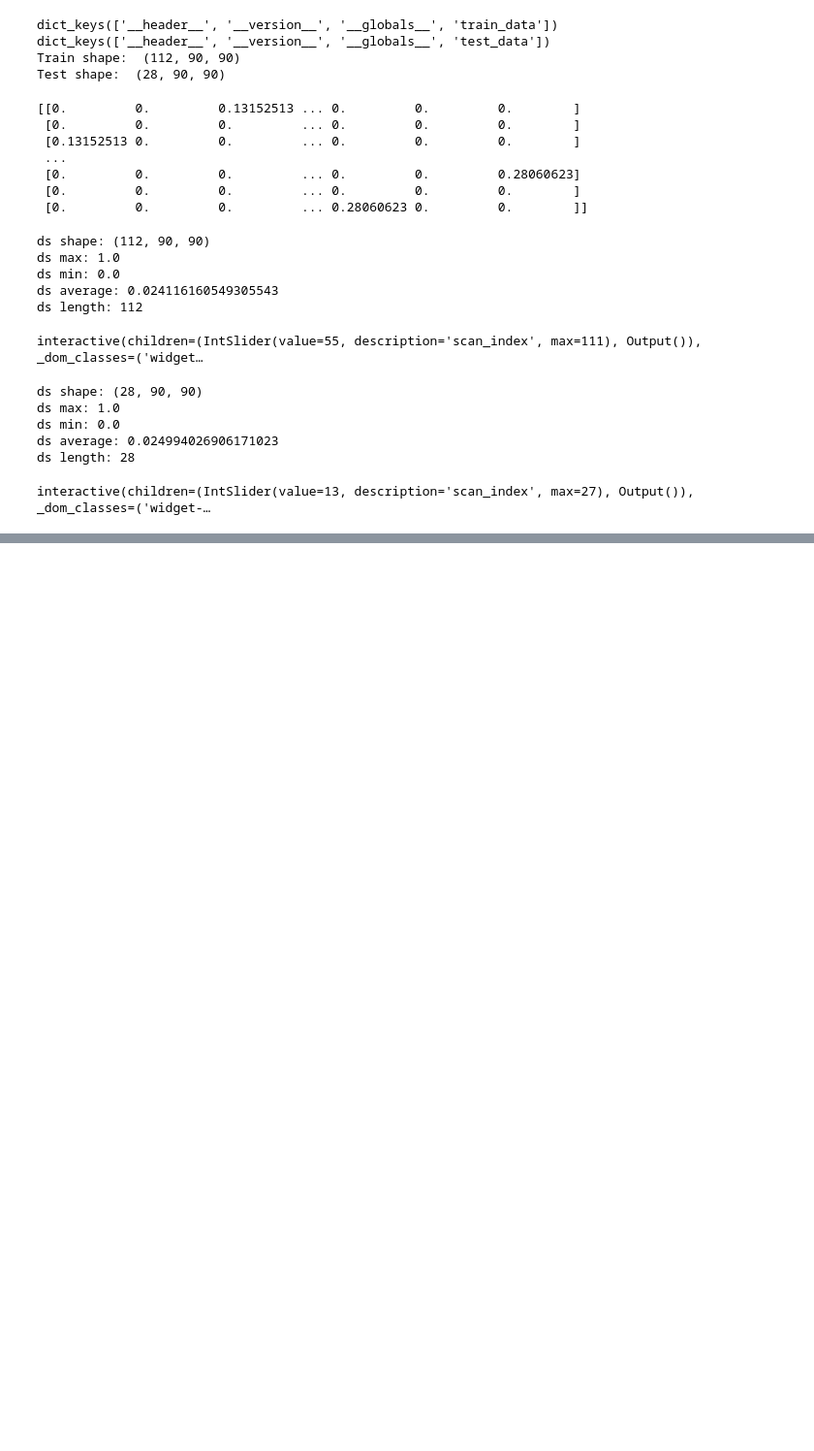
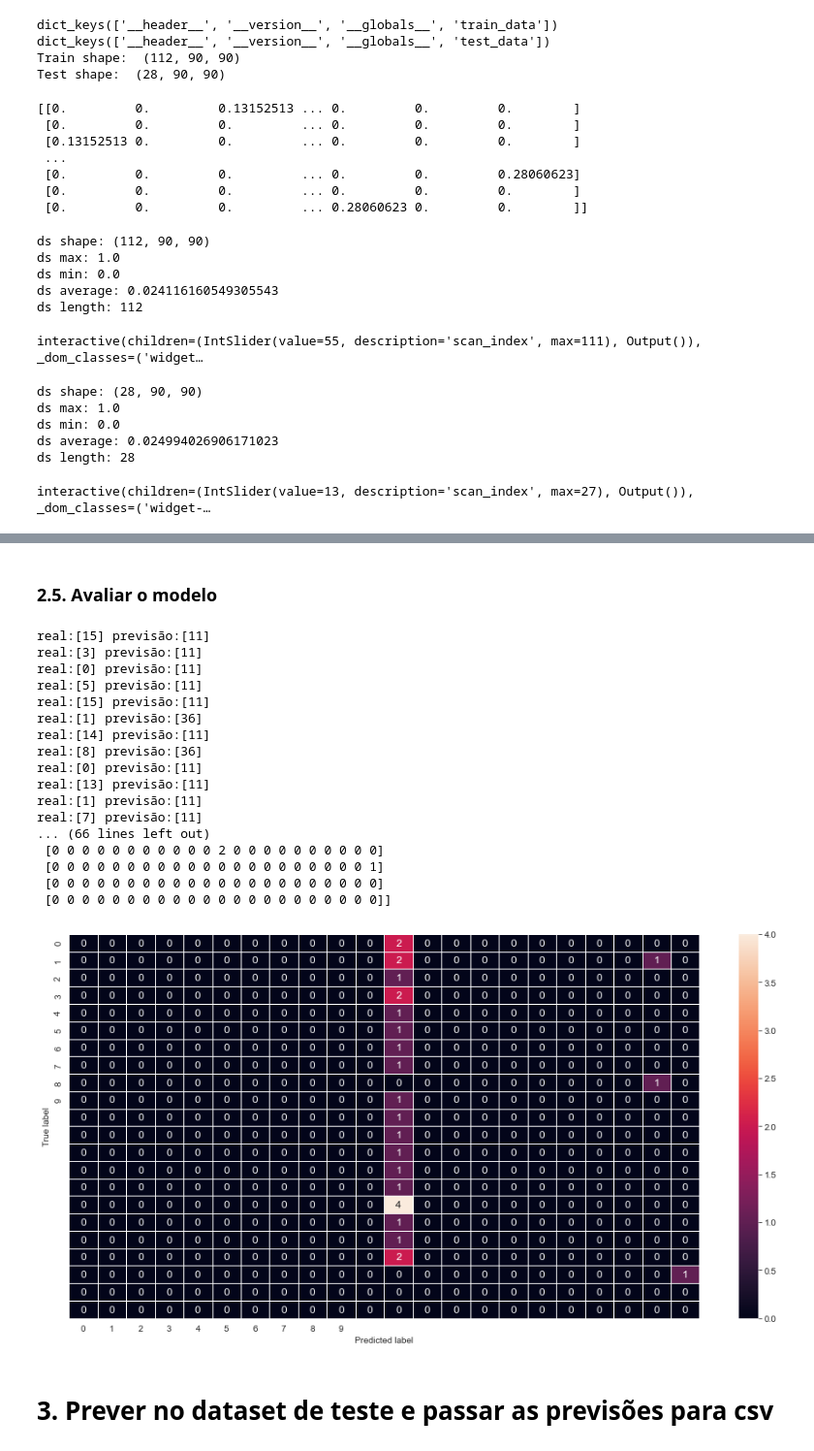
Before and after one commit to 154Nacho/DL, a Jupyter notebook: projeto.ipynb, the cells around one changed output, grey strips where cells are left out. Shown: that part at 97% size. Saved outputs shown, nothing was run; the diff lists cells and outputs as text; code cells hidden in the pictures; blank space fills up the shorter version.

```diff
--- a/projeto.ipynb
+++ b/projeto.ipynb
@@ -97,0 +437,66 @@ Shape dos dados de treino depois da transformação:  (112, 8100)
+# %% [markdown]
+### 2.5. Avaliar o modelo
+# %%
+def evaluate_model(test_dl, model):
+    predictions = list()
+    actual_values = list()
+    for i, (inputs, labels) in enumerate(test_dl):
+        yprev = model(inputs)
+        yprev = yprev.detach().numpy()
+        actual = labels.numpy()
+        yprev = np.argmax(yprev, axis=1)
+        actual = actual.reshape((len(actual), 1))
+        yprev = yprev.reshape((len(yprev), 1))
+        predictions.append(yprev)
+        actual_values.append(actual)
+    predictions, actual_values = np.vstack(predictions), np.vstack(actual_values)
+    return actual_values, predictions
+
+def display_confusion_matrix(cm,list_classes):
+    plt.figure(figsize = (16,8))
+    sns.heatmap(cm,annot=True,xticklabels=list_classes,yticklabels=list_classes, annot_kws={"size": 12}, fmt='g', linewidths=.5)
+    plt.ylabel('True label')
+    plt.xlabel('Predicted label')
+    plt.show()
+
+actual_values, predictions = evaluate_model(test_dl, model)
+
+acertou=0
+falhou = 0
+for r,p in zip(actual_values, predictions):
+    print(f'real:{r} previsão:{p}')
+    if r==p: acertou+=1
+    else: falhou+=1
+
+acc = accuracy_score(actual_values, predictions)
+print(f'Accuracy: {acc:0.3f}\n')
+print(f'acertou:{acertou} falhou:{falhou}')
+
+print(classification_report(actual_values, predictions))
+cr = classification_report(actual_values, predictions, output_dict=True)
+list_classes=list(cr.keys())[0:10]
+cm = confusion_matrix(actual_values, predictions)
+
+print (cm)
+display_confusion_matrix(cm,list_classes)
+# %% [output]
+real:[15] previsão:[11]
+real:[3] previsão:[11]
+real:[0] previsão:[11]
+real:[5] previsão:[11]
+real:[15] previsão:[11]
+real:[1] previsão:[36]
+real:[14] previsão:[11]
+real:[8] previsão:[36]
+real:[0] previsão:[11]
+real:[13] previsão:[11]
+real:[1] previsão:[11]
+real:[7] previsão:[11]
+... (66 lines left out)
+ [0 0 0 0 0 0 0 0 0 0 0 2 0 0 0 0 0 0 0 0 0 0]
+ [0 0 0 0 0 0 0 0 0 0 0 0 0 0 0 0 0 0 0 0 0 1]
+ [0 0 0 0 0 0 0 0 0 0 0 0 0 0 0 0 0 0 0 0 0 0]
+ [0 0 0 0 0 0 0 0 0 0 0 0 0 0 0 0 0 0 0 0 0 0]]
+[figure, added]
+# %% [markdown]
+# 3. Prever no dataset de teste e passar as previsões para csv
```
Also changed, not shown: parts of 22 cells of this notebook.
